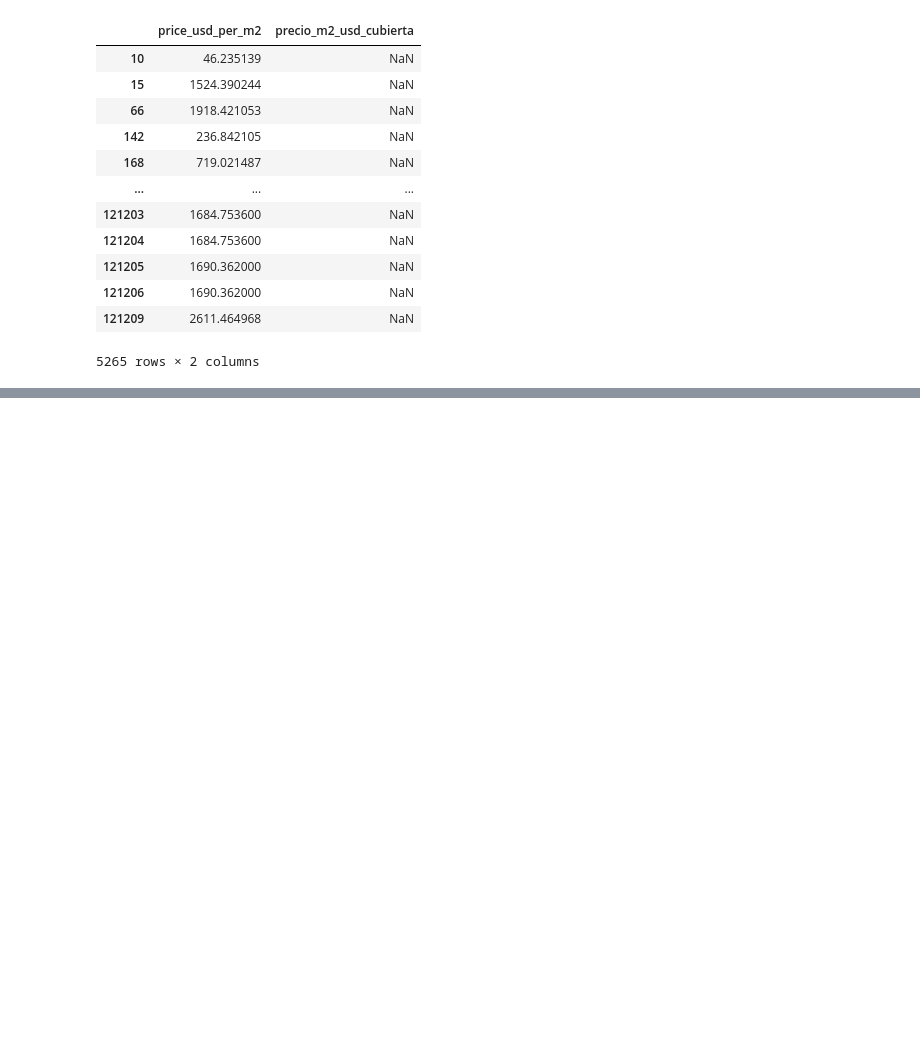
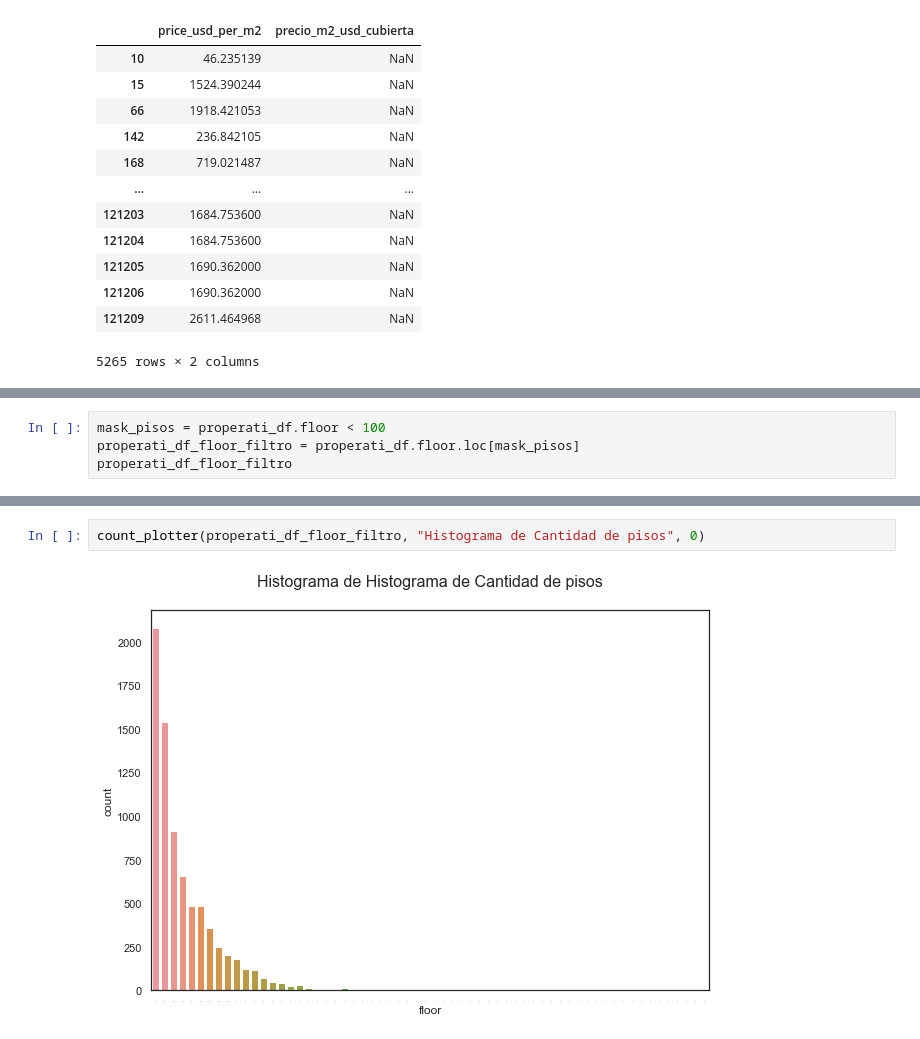
Before and after one commit to varelapablos/Desafio1-G3, a Jupyter notebook: NotebookMaria.ipynb, the cells around one changed output, grey strips where cells are left out. Cells and saved outputs as stored; diff of their text form; blank space fills up the shorter version.

```diff
--- a/NotebookMaria.ipynb
+++ b/NotebookMaria.ipynb
@@ -1032,0 +1126,4 @@ properati_df.pivot_table(index='state_name', columns='property_type', aggfunc={'
+# %%
+mask_pisos = properati_df.floor < 100
+properati_df_floor_filtro = properati_df.floor.loc[mask_pisos]
+properati_df_floor_filtro
@@ -1032,0 +1158,4 @@ properati_df.pivot_table(index='state_name', columns='property_type', aggfunc={'
+# %%
+count_plotter(properati_df_floor_filtro, "Histograma de Cantidad de pisos", 0)
+# %% [output]
+[figure, added]
```
Also changed, not shown: parts of 43 cells of this notebook.
